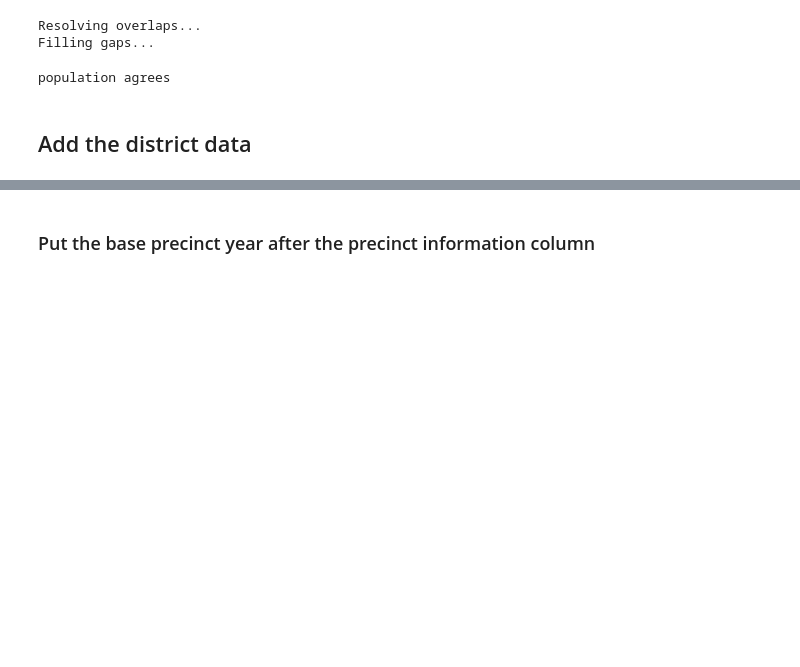
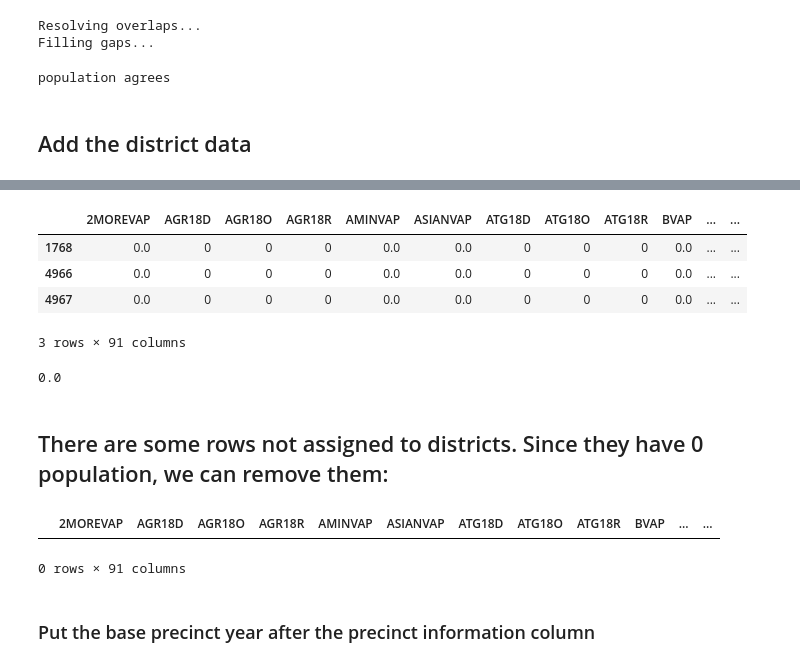
Before and after one commit to eveomett-states/Texas, a Jupyter notebook: tx.ipynb, the cells around one changed output, grey strips where cells are left out. Drawn from its saved outputs; the diff is of its cells as text; code cells hidden in the pictures; blank space fills up the shorter version.

```diff
--- a/tx.ipynb
+++ b/tx.ipynb
@@ -380,0 +406,14 @@ Index(['2MOREVAP', 'AGR18D', 'AGR18O', 'AGR18R', 'AMINVAP', 'ASIANVAP',
+# %%
+election_df[election_df["HDIST"].isna()]
+# %% [output]
+|  | 2MOREVAP | AGR18D | AGR18O | AGR18R | AMINVAP | ASIANVAP | ATG18D | ATG18O | ATG18R | BVAP | ... | ... |
+| 1768 | 0.0 | 0 | 0 | 0 | 0.0 | 0.0 | 0 | 0 | 0 | 0.0 | ... | ... |
+| 4966 | 0.0 | 0 | 0 | 0 | 0.0 | 0.0 | 0 | 0 | 0 | 0.0 | ... | ... |
+| 4967 | 0.0 | 0 | 0 | 0 | 0.0 | 0.0 | 0 | 0 | 0 | 0.0 | ... | ... |
+3 rows × 91 columns
+# %%
+sum(election_df[election_df["SEND"].isna()]["TOTPOP"])
+# %% [output]
+0.0
+# %% [markdown]
+## There are some rows not assigned to districts.  Since they have 0 population, we can remove them:
@@ -381,3 +422,8 @@ Index(['2MOREVAP', 'AGR18D', 'AGR18O', 'AGR18R', 'AMINVAP', 'ASIANVAP',
+# %%
+election_df[election_df["HDIST"].isna()]
+# %% [output]
+|  | 2MOREVAP | AGR18D | AGR18O | AGR18R | AMINVAP | ASIANVAP | ATG18D | ATG18O | ATG18R | BVAP | ... | ... |
+0 rows × 91 columns
 # %% [markdown]
 ### Put the base precinct year after the precinct information column
 # %%
```
Also changed, not shown: parts of 50 cells of this notebook, 2 other files.
